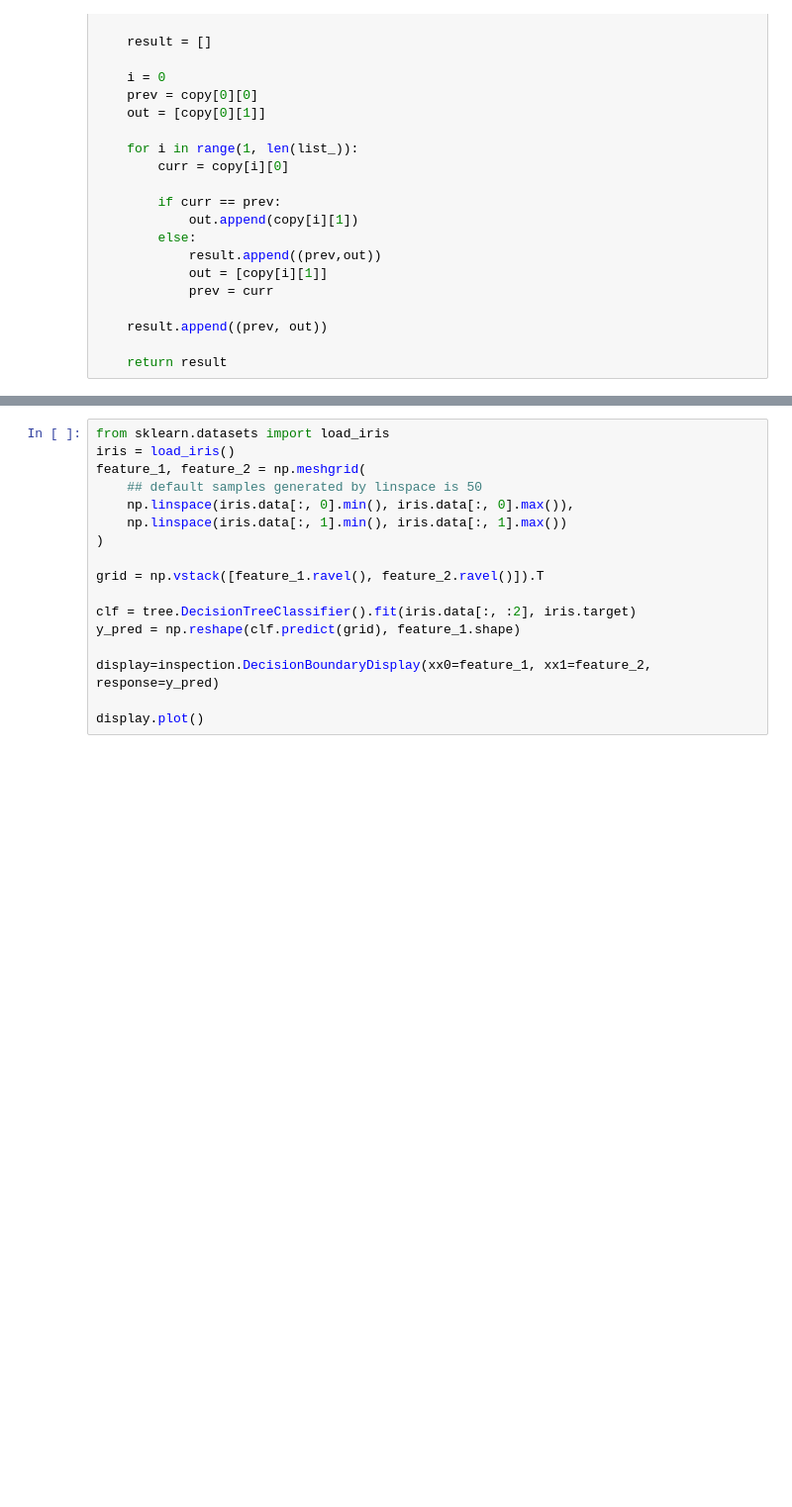
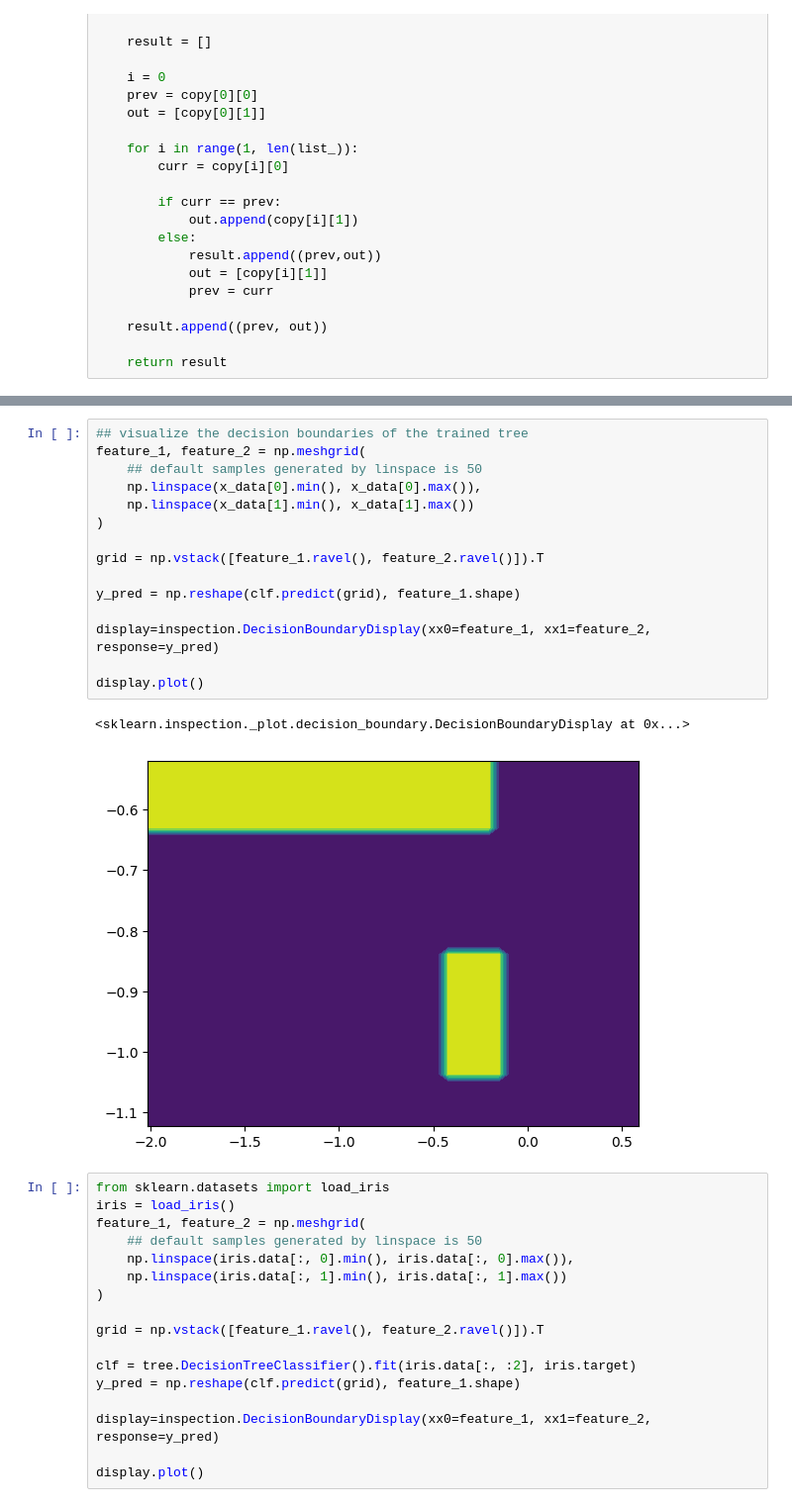
Before and after one commit to DesignToolInvestor/MLPlay, a Jupyter notebook: ToyTree/ScikitLearnTreeClassification00.ipynb, the cells around one changed output, grey strips where cells are left out. Shown: that part at 99% size. Cells and saved outputs as stored; diff of their text form; blank space fills up the shorter version.

```diff
--- a/ToyTree/ScikitLearnTreeClassification00.ipynb
+++ b/ToyTree/ScikitLearnTreeClassification00.ipynb
@@ -87,3 +121,21 @@ NameError: name 'x_data' is not defined
+# %%
+## visualize the decision boundaries of the trained tree
+feature_1, feature_2 = np.meshgrid(
+    ## default samples generated by linspace is 50
+    np.linspace(x_data[0].min(), x_data[0].max()),
+    np.linspace(x_data[1].min(), x_data[1].max())
+)
+
+grid = np.vstack([feature_1.ravel(), feature_2.ravel()]).T
+
+y_pred = np.reshape(clf.predict(grid), feature_1.shape)
+
+display=inspection.DecisionBoundaryDisplay(xx0=feature_1, xx1=feature_2, response=y_pred)
+
+display.plot()
+# %% [output]
+<sklearn.inspection._plot.decision_boundary.DecisionBoundaryDisplay at 0x...>
+[figure, added]
 # %%
 from sklearn.datasets import load_iris
 iris = load_iris()
```
Also changed, not shown: parts of 7 cells of this notebook.
